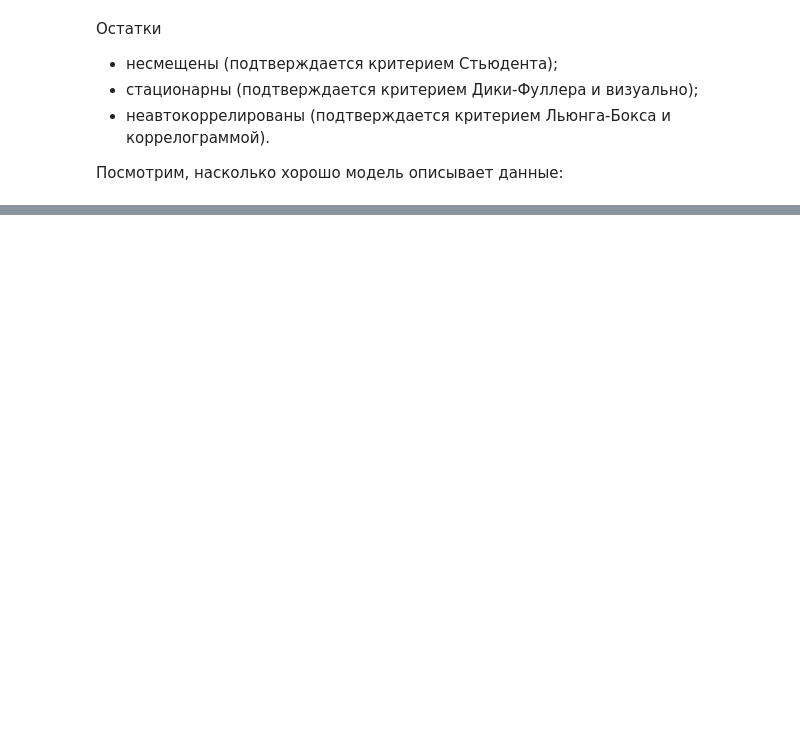
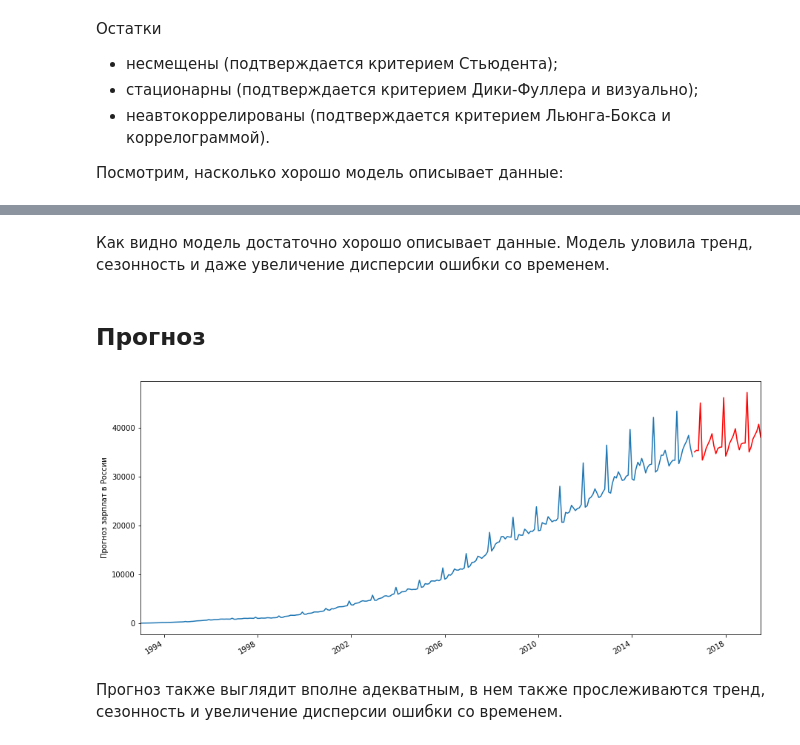
Before and after one commit to Agaspher20/DataAnalisysMipt, a Jupyter notebook: Python/5. DataAnalysisApplications/peer_graded.ipynb, the cells around one changed output, grey strips where cells are left out. Saved outputs shown, nothing was run; the diff lists cells and outputs as text; code cells hidden in the pictures; blank space fills up the shorter version.

```diff
--- a/Python/5. DataAnalysisApplications/peer_graded.ipynb
+++ b/Python/5. DataAnalysisApplications/peer_graded.ipynb
@@ -238,0 +247,20 @@ pylab.show()
+# %% [markdown]
+Как видно модель достаточно хорошо описывает данные. Модель уловила тренд, сезонность и даже увеличение дисперсии ошибки со временем.
+# %% [markdown]
+## Прогноз
+# %%
+salaries_forecast = salaries[["Salary"]]
+date_list = [datetime.datetime.strptime("2016-08-01", "%Y-%m-%d") + relativedelta(months=x) for x in range(0,36)]
+future = pd.DataFrame(index=date_list, columns=salaries_forecast.columns)
+salaries_forecast = pd.concat([salaries_forecast, future])
+salaries_forecast["forecast"] = invboxcox(best_model.predict(start=284, end=284+36), lmbda)
+
+pylab.figure(figsize(15,7))
+salaries_forecast["Salary"].plot()
+salaries_forecast["forecast"].plot(color='r')
+pylab.ylabel(u"Прогноз зарплат в России")
+pylab.show()
+# %% [output]
+[figure, added]
+# %% [markdown]
+Прогноз также выглядит вполне адекватным, в нем также прослеживаются тренд, сезонность и увеличение дисперсии ошибки со временем.
```
Also changed, not shown: parts of 11 cells of this notebook, 1 other file.
